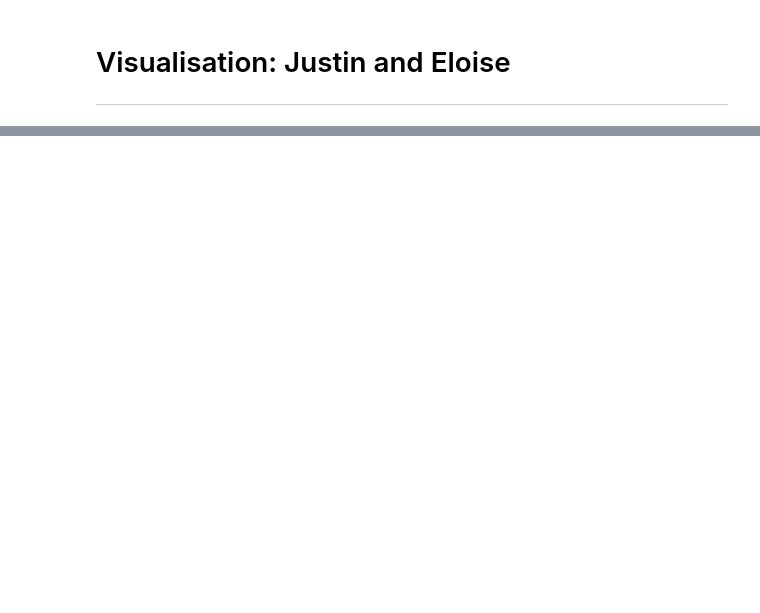
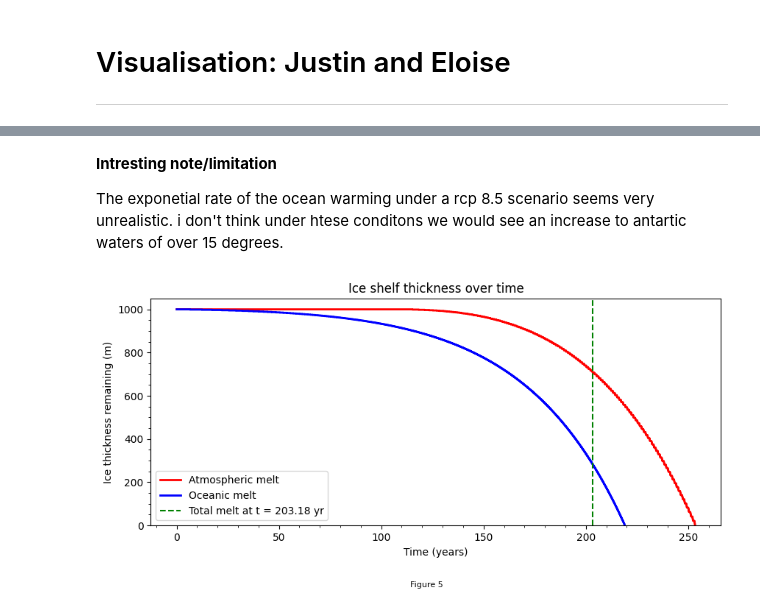
Before and after one commit to Frederque/EMSC2010_Week9_SeismicBabes_MeltingIce, a Jupyter notebook: EMSC2010_Group_Project_Melting_Ice.ipynb, the cells around one changed output, grey strips where cells are left out. Saved outputs shown, nothing was run; the diff lists cells and outputs as text; code cells hidden in the pictures; blank space fills up the shorter version.

```diff
--- a/EMSC2010_Group_Project_Melting_Ice.ipynb
+++ b/EMSC2010_Group_Project_Melting_Ice.ipynb
@@ -475,0 +506,58 @@ plt.show()
+# %% [markdown]
+**Intresting note/limitation**
+
+
+The exponetial rate of the ocean warming under a rcp 8.5 scenario seems very unrealistic. i don't think under htese conditons we would see an increase to antartic waters of over 15 degrees.
+# %%
+# ATMOSPHERIC + OCEANIC PLOT - ICE THICKNESS OVER TIME
+
+# In order to determine the point at which the ice sheet is completely melted we have to solve the
+# equation loss_atm + loss_ocean = H0 (original thickness: 1000m), this can be rearranged to give
+# thickness_atm + thickness_ocean = H0 (as loss_atm = H0-thickness_atm , etc.)
+# used AI to help us determine how to solve this equation from the data and plot the line
+
+from scipy.interpolate import interp1d # import required for interpolation
+H0 = 1000 # the original thickness used in the model
+
+# The simulations run for different lengths of time so we need to align them,
+# from AI suggestions interpolating them both onto a common time axis is the cleanest method
+
+# Build a common time axis spanning only the overlap between both simulations
+t_min = max(time_years_atm[0], time_years_oc[0])
+t_max = min(time_years_atm[-1], time_years_oc[-1])
+t_common = np.linspace(t_min, t_max, num=10000)
+
+# Interpolate both arrays onto the common axis
+f_atm   = interp1d(time_years_atm,   ice_thickness_atm,   bounds_error=False, fill_value=0)
+f_ocean = interp1d(time_years_oc, ice_thickness_ocean,  bounds_error=False, fill_value=0)
+
+combined_remaining = f_atm(t_common) + f_ocean(t_common)
+
+# Find melt point
+melt_indices = np.where(combined_remaining <= H0)[0]
+
+## plot to visualise how the ice melts over time
+fig, ax = plt.subplots(figsize=(10, 4))
+ax.plot(time_years_atm,   ice_thickness_atm,   color='red', linewidth=2, label='Atmospheric melt')
+ax.plot(time_years_oc, ice_thickness_ocean, color='blue', linewidth=2, label='Oceanic melt')
+
+# Add the line of complete melt to the plot
+if len(melt_indices) > 0:
+    melt_time = t_common[melt_indices[0]]
+    ax.axvline(x=melt_time, color='green', linestyle='--', linewidth=1.5,
+               label=f'Total melt at t = {melt_time:.2f} yr')
+else:
+    print("Ice sheet does not fully melt within simulation period.")
+
+ax.set_xlabel('Time (years)')
+ax.set_ylabel('Ice thickness remaining (m)')
+ax.set_title('Ice shelf thickness over time')
+ax.set_ylim(bottom=0)
+ax.legend()
+ax.minorticks_on()
+plt.figtext(0.5, -0.1, "Figure 5", ha="center", fontsize=8)
+plt.show()
+
+### Ellie and Clover's code
+# %% [output]
+[figure, added]
```
Also changed, not shown: parts of 53 cells of this notebook.
